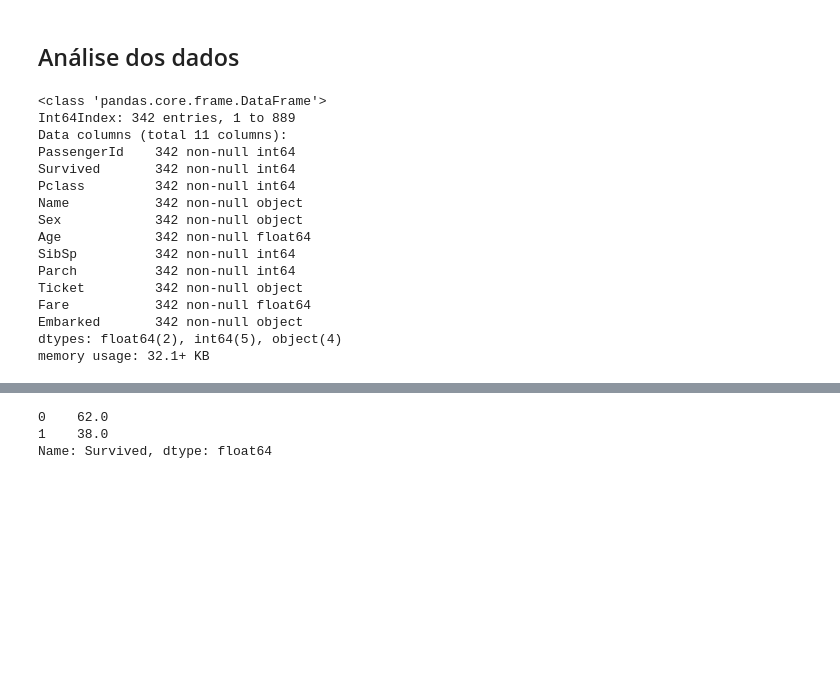
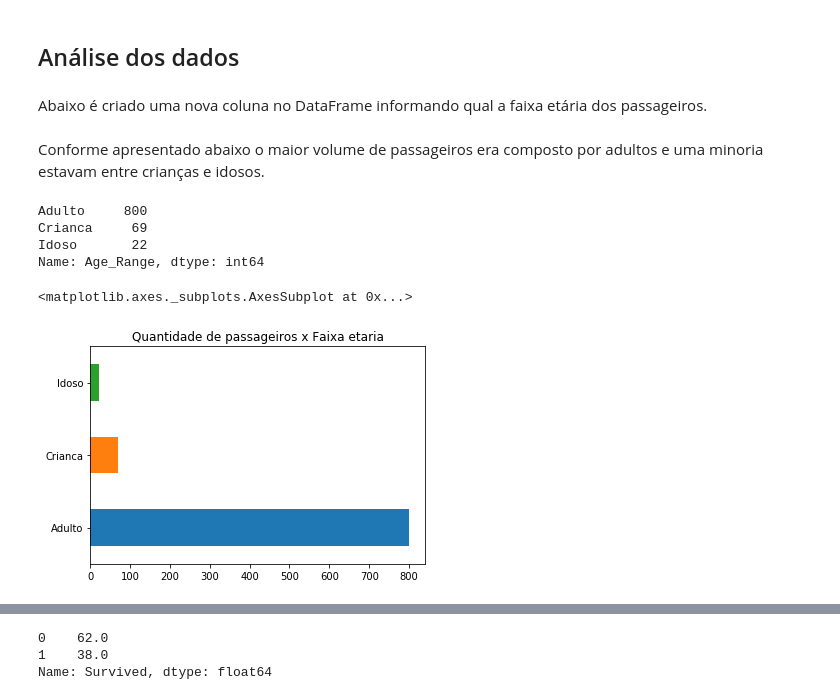
Before and after one commit to ERodrigues/Analise_dados_titanic, a Jupyter notebook: Analise_dados_Titanic.ipynb, the cells around one changed output, grey strips where cells are left out. Saved outputs shown, nothing was run; the diff lists cells and outputs as text; code cells hidden in the pictures; blank space fills up the shorter version.

```diff
--- a/Analise_dados_Titanic.ipynb
+++ b/Analise_dados_Titanic.ipynb
@@ -85,22 +120,4 @@ def return_percentual (value_counts, count):
 # %% [markdown]
 ## Análise dos dados
-# %%
-df_survived = df[df['Survived'] > 0]
-df_survived.info()
-# %% [output]
-<class 'pandas.core.frame.DataFrame'>
-Int64Index: 342 entries, 1 to 889
-Data columns (total 11 columns):
-PassengerId    342 non-null int64
-Survived       342 non-null int64
-Pclass         342 non-null int64
-Name           342 non-null object
-Sex            342 non-null object
-Age            342 non-null float64
-SibSp          342 non-null int64
-Parch          342 non-null int64
-Ticket         342 non-null object
-Fare           342 non-null float64
-Embarked       342 non-null object
-dtypes: float64(2), int64(5), object(4)
-memory usage: 32.1+ KB
+# %% [markdown]
+Abaixo é criado uma nova coluna no DataFrame informando qual a faixa etária dos passageiros.
@@ -106,0 +126,14 @@ memory usage: 32.1+ KB
+# %% [markdown]
+Conforme apresentado abaixo o maior volume de passageiros era composto por adultos e uma minoria estavam entre crianças e idosos.
+# %%
+df['Age_Range'].value_counts()
+# %% [output]
+Adulto     800
+Crianca     69
+Idoso       22
+Name: Age_Range, dtype: int64
+# %%
+df['Age_Range'].value_counts().plot(kind='barh', title='Quantidade de passageiros x Faixa etaria')
+# %% [output]
+<matplotlib.axes._subplots.AxesSubplot at 0x...>
+[figure, added]
```
Also changed, not shown: parts of 47 cells of this notebook, 1 other file.
